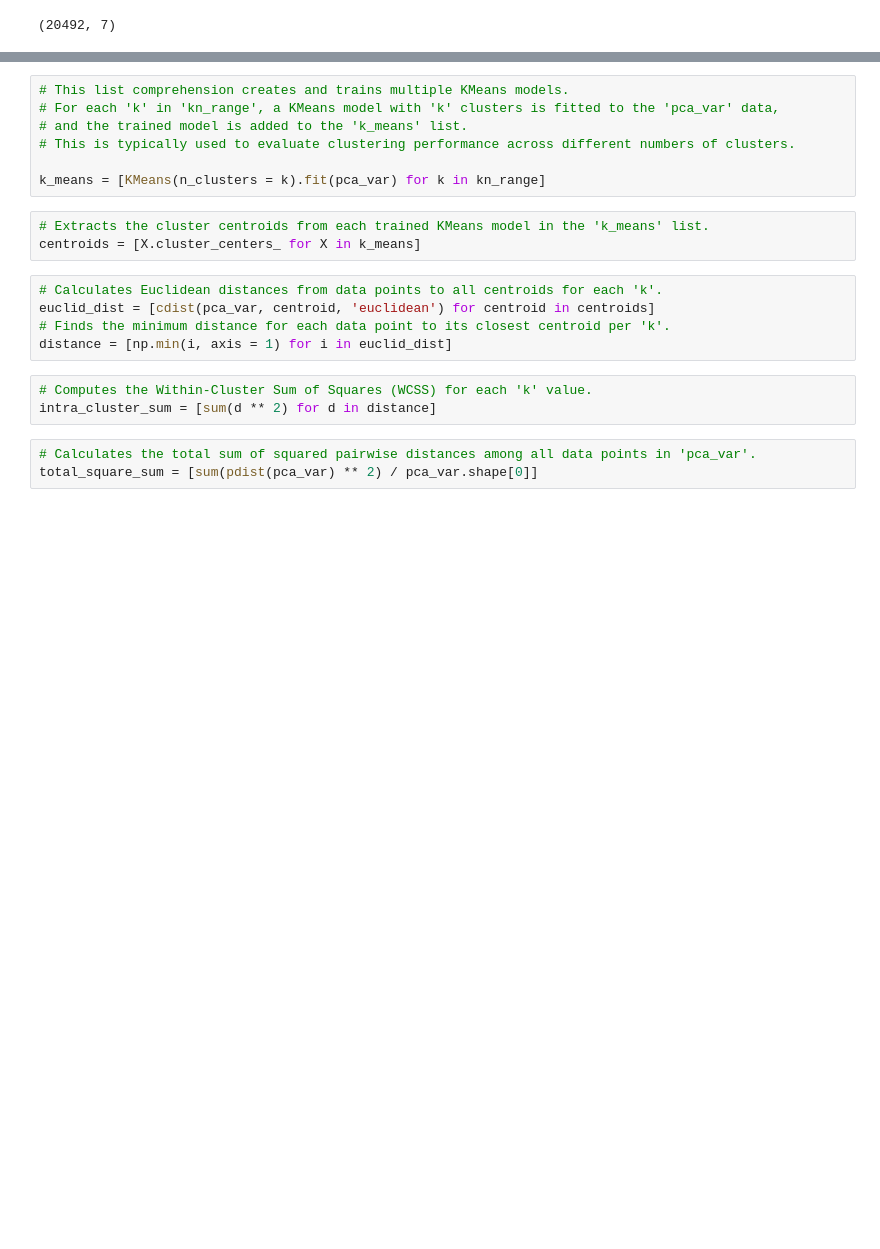
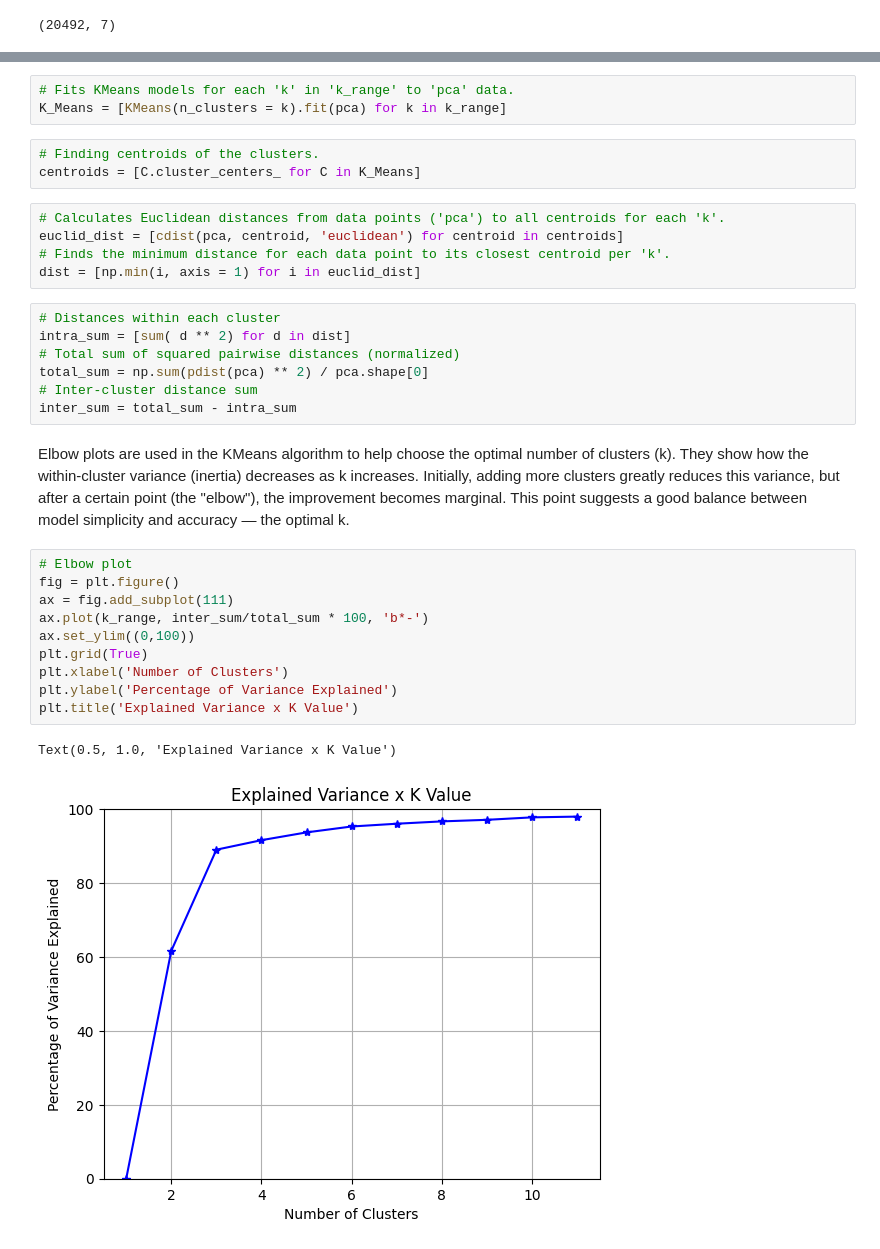
Before and after one commit to Filip3Owl/unsupervised-energy-clustering, a Jupyter notebook: notebook/energy-consumption.ipynb, the cells around one changed output, grey strips where cells are left out. Drawn from its saved outputs; the diff is of its cells as text; blank space fills up the shorter version.

Commit message:
feat: pov plots

```diff
--- a/notebook/energy-consumption.ipynb
+++ b/notebook/energy-consumption.ipynb
@@ -177,21 +177,33 @@ kn_range = (1, 12)
 # %%
-# This list comprehension creates and trains multiple KMeans models.
-# For each 'k' in 'kn_range', a KMeans model with 'k' clusters is fitted to the 'pca_var' data,
-# and the trained model is added to the 'k_means' list.
-# This is typically used to evaluate clustering performance across different numbers of clusters.
-
-k_means = [KMeans(n_clusters = k).fit(pca_var) for k in kn_range]
+# Fits KMeans models for each 'k' in 'k_range' to 'pca' data.
+K_Means = [KMeans(n_clusters = k).fit(pca) for k in k_range]
 # %%
-# Extracts the cluster centroids from each trained KMeans model in the 'k_means' list.
-centroids = [X.cluster_centers_ for X in k_means]
+# Finding centroids of the clusters.
+centroids = [C.cluster_centers_ for C in K_Means]
 # %%
-# Calculates Euclidean distances from data points to all centroids for each 'k'.
-euclid_dist = [cdist(pca_var, centroid, 'euclidean') for centroid in centroids]
+# Calculates Euclidean distances from data points ('pca') to all centroids for each 'k'.
+euclid_dist = [cdist(pca, centroid, 'euclidean') for centroid in centroids]
 # Finds the minimum distance for each data point to its closest centroid per 'k'.
-distance = [np.min(i, axis = 1) for i in euclid_dist]
+dist = [np.min(i, axis = 1) for i in euclid_dist]
 # %%
-# Computes the Within-Cluster Sum of Squares (WCSS) for each 'k' value.
-intra_cluster_sum = [sum(d ** 2) for d in distance]
+# Distances within each cluster
+intra_sum = [sum( d ** 2) for d in dist]
+# Total sum of squared pairwise distances (normalized)
+total_sum = np.sum(pdist(pca) ** 2) / pca.shape[0]
+# Inter-cluster distance sum
+inter_sum = total_sum - intra_sum
+# %% [markdown]
+Elbow plots are used in the KMeans algorithm to help choose the optimal number of clusters (k). They show how the within-cluster variance (inertia) decreases as k increases. Initially, adding more clusters greatly reduces this variance, but after a certain point (the "elbow"), the improvement becomes marginal. This point suggests a good balance between model simplicity and accuracy — the optimal k.
 # %%
-# Calculates the total sum of squared pairwise distances among all data points in 'pca_var'.
-total_square_sum = [sum(pdist(pca_var) ** 2) / pca_var.shape[0]]
+# Elbow plot
+fig = plt.figure()
+ax = fig.add_subplot(111)
+ax.plot(k_range, inter_sum/total_sum * 100, 'b*-')
+ax.set_ylim((0,100))
+plt.grid(True)
+plt.xlabel('Number of Clusters')
+plt.ylabel('Percentage of Variance Explained')
+plt.title('Explained Variance x K Value')
+# %% [output]
+Text(0.5, 1.0, 'Explained Variance x K Value')
+[figure, added]
```
Also changed, not shown: parts of 5 cells of this notebook.
